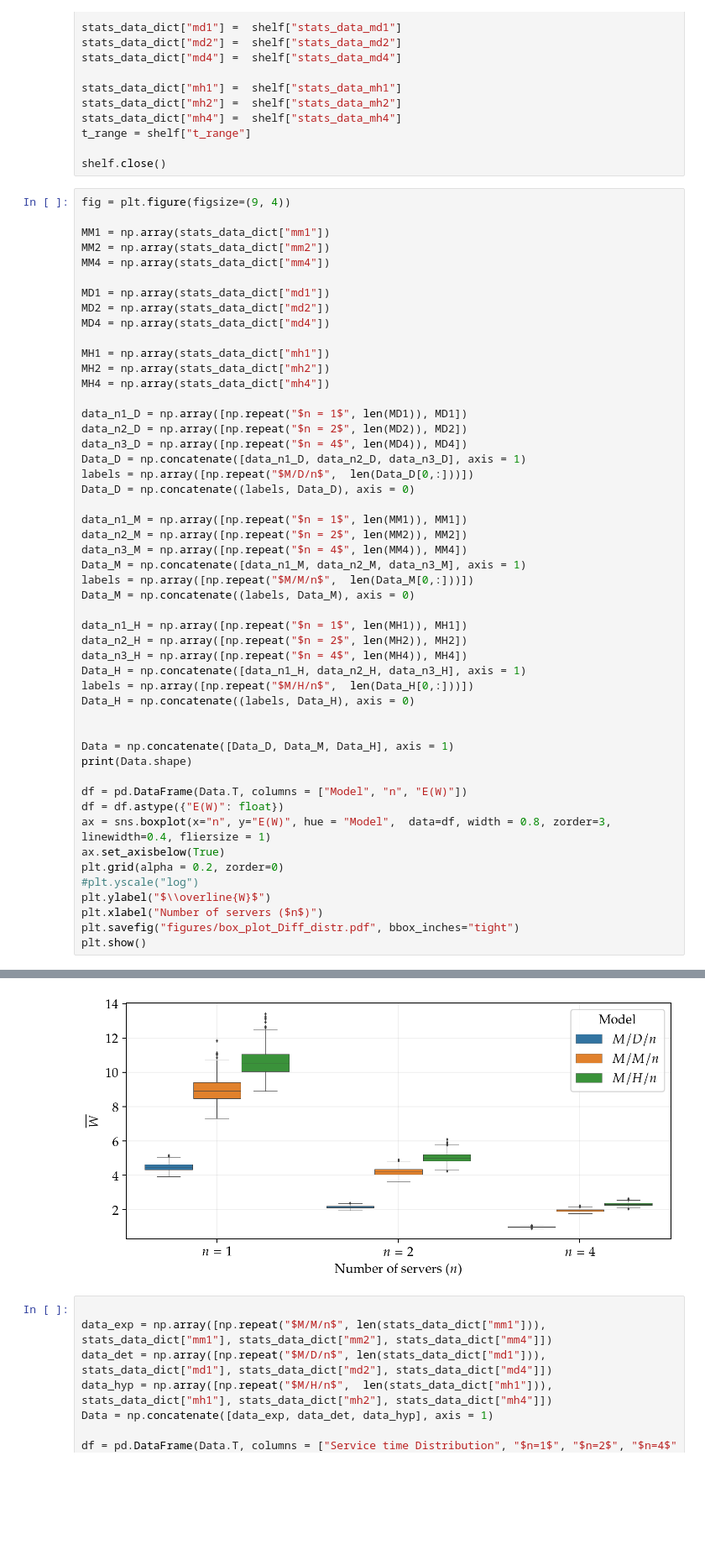
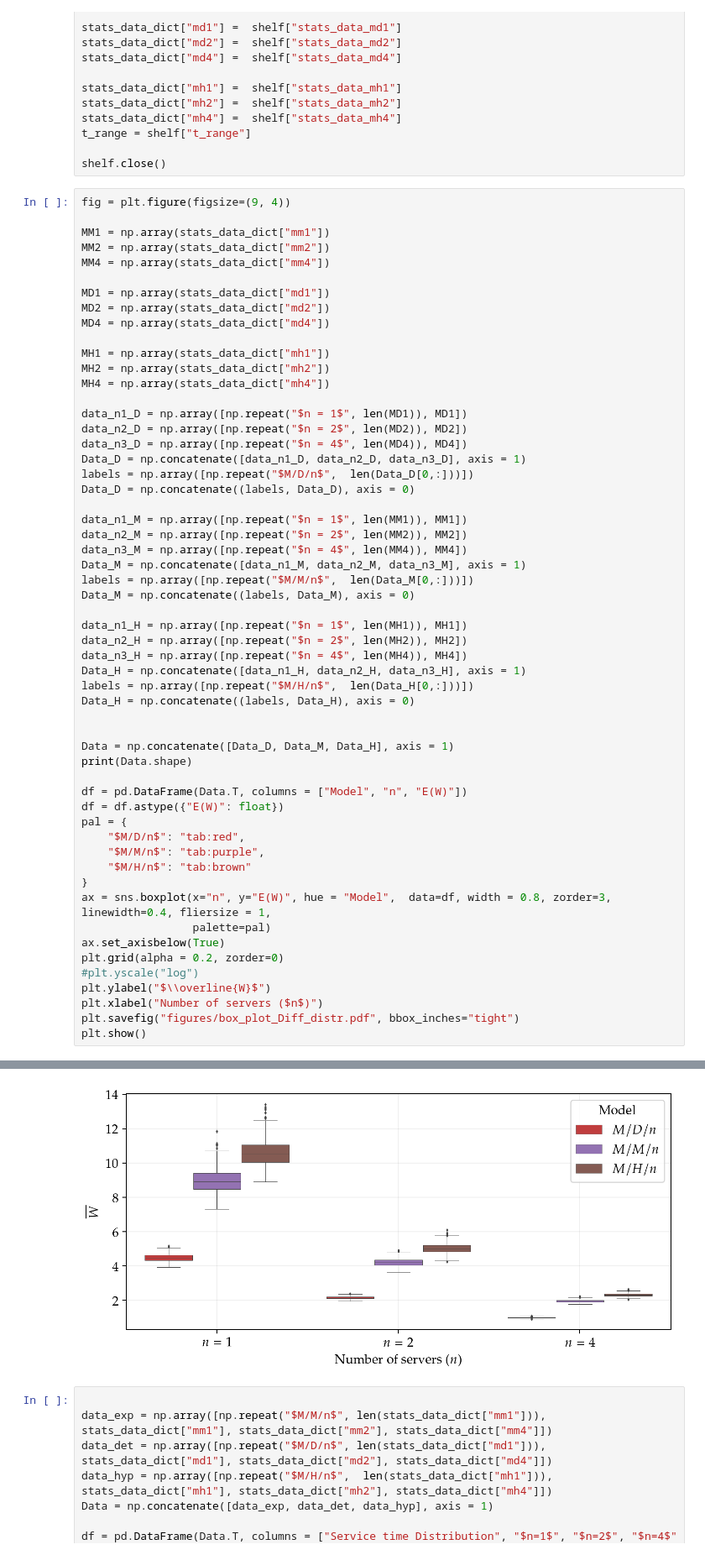
Before and after one commit to Maloup/Stochastic_assignment_2, a Jupyter notebook: Result_visualization.ipynb, the cells around one changed output, grey strips where cells are left out. Shown at 84% size. Drawn from its saved outputs; the diff is of its cells as text; blank space fills up the shorter version.

```diff
--- a/Result_visualization.ipynb
+++ b/Result_visualization.ipynb
@@ -504,35 +510,41 @@ Data_D = np.concatenate((labels, Data_D), axis = 0)
 
 data_n1_M = np.array([np.repeat("$n = 1$", len(MM1)), MM1])
 data_n2_M = np.array([np.repeat("$n = 2$", len(MM2)), MM2])
 data_n3_M = np.array([np.repeat("$n = 4$", len(MM4)), MM4])
 Data_M = np.concatenate([data_n1_M, data_n2_M, data_n3_M], axis = 1)
 labels = np.array([np.repeat("$M/M/n$",  len(Data_M[0,:]))])
 Data_M = np.concatenate((labels, Data_M), axis = 0)
 
 data_n1_H = np.array([np.repeat("$n = 1$", len(MH1)), MH1])
 data_n2_H = np.array([np.repeat("$n = 2$", len(MH2)), MH2])
 data_n3_H = np.array([np.repeat("$n = 4$", len(MH4)), MH4])
 Data_H = np.concatenate([data_n1_H, data_n2_H, data_n3_H], axis = 1)
 labels = np.array([np.repeat("$M/H/n$",  len(Data_H[0,:]))])
 Data_H = np.concatenate((labels, Data_H), axis = 0)
 
 
 Data = np.concatenate([Data_D, Data_M, Data_H], axis = 1)
 print(Data.shape)
 
 df = pd.DataFrame(Data.T, columns = ["Model", "n", "E(W)"])
 df = df.astype({"E(W)": float})
-ax = sns.boxplot(x="n", y="E(W)", hue = "Model",  data=df, width = 0.8, zorder=3, linewidth=0.4, fliersize = 1)
+pal = {
+    "$M/D/n$": "tab:red",
+    "$M/M/n$": "tab:purple",
+    "$M/H/n$": "tab:brown"
+}
+ax = sns.boxplot(x="n", y="E(W)", hue = "Model",  data=df, width = 0.8, zorder=3, linewidth=0.4, fliersize = 1,
+                 palette=pal)
 ax.set_axisbelow(True)
 plt.grid(alpha = 0.2, zorder=0)
 #plt.yscale("log")
 plt.ylabel("$\\overline{W}$")
 plt.xlabel("Number of servers ($n$)")
 plt.savefig("figures/box_plot_Diff_distr.pdf", bbox_inches="tight")
 plt.show()
 # %% [output]
 (3, 4500)
-[figure, old version]
+[figure, new version]
 # %%
 
 data_exp = np.array([np.repeat("$M/M/n$", len(stats_data_dict["mm1"])), stats_data_dict["mm1"], stats_data_dict["mm2"], stats_data_dict["mm4"]])
```
Also changed, not shown: parts of 3 cells of this notebook, 5 other files.
